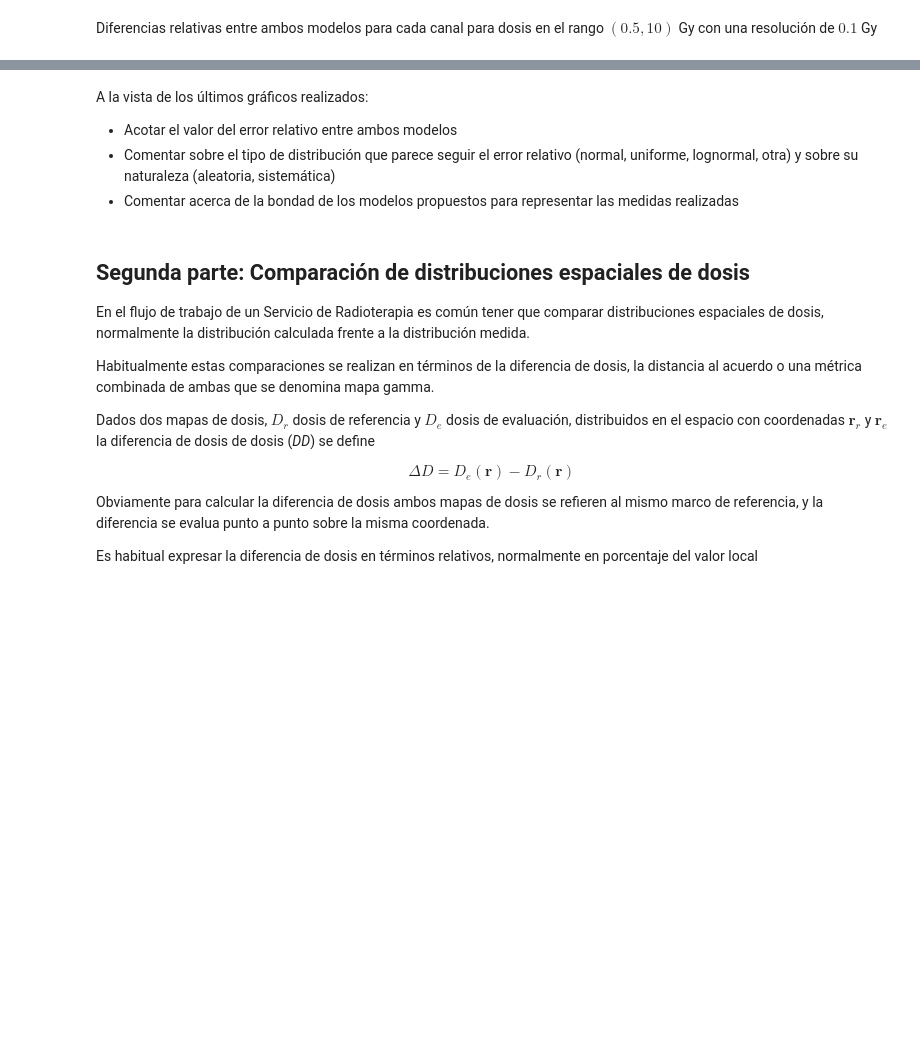
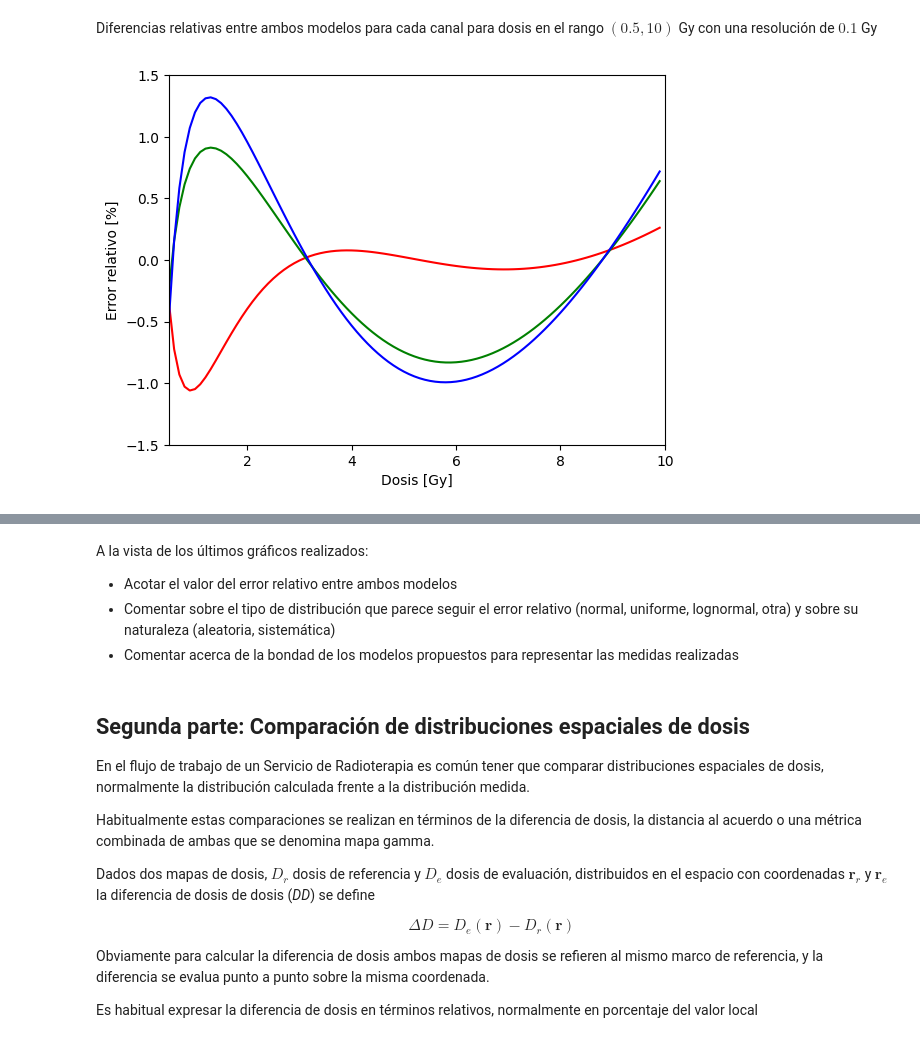
Before and after one commit to SofiBelmon/Practica1_radioterapia, a Jupyter notebook: Enunciados/ComparacionDistribucionesDosis/DistribucionesDosisIndiceGammaPropuesta.ipynb, the cells around one changed output, grey strips where cells are left out. Saved outputs shown, nothing was run; the diff lists cells and outputs as text; code cells hidden in the pictures; blank space fills up the shorter version.

```diff
--- a/Enunciados/ComparacionDistribucionesDosis/DistribucionesDosisIndiceGammaPropuesta.ipynb
+++ b/Enunciados/ComparacionDistribucionesDosis/DistribucionesDosisIndiceGammaPropuesta.ipynb
@@ -318,16 +367,23 @@ Diferencias relativas entre ambos modelos para cada canal para dosis en el rango
 Dg = np.arange(0.5, 10, 0.1)
 erRg = (R2phf(Dg, *R_regressor.coef_) + R_regressor.intercept_ - ratf(Dg, *Rpar))/(R2phf(Dg, *R_regressor.coef_) + R_regressor.intercept_) * 100
 # - Añadir el código para los errores relativos en los canales verde y azul
+erGg = (GB2phf(Dg, *G_regressor.coef_) + G_regressor.intercept_ - ratf(Dg, *Gpar))/(GB2phf(Dg, *G_regressor.coef_) + G_regressor.intercept_) * 100
+erBg = (GB2phf(Dg, *B_regressor.coef_) + B_regressor.intercept_ - ratf(Dg, *Bpar))/(GB2phf(Dg, *B_regressor.coef_) + B_regressor.intercept_) * 100
 # %%
 # - Representar en un gráfica los errores relativos en los tres canales - #
 fig, ax = plt.subplots()
 ax.plot(Dg, erRg, 'r-', label='R')
 # - Añadir el código para los canales verde y azul - #
+ax.plot(Dg, erGg, 'g-', label='G')
+ax.plot(Dg, erBg, 'b-', label='B')
+
 ax.set_xlim(0.5, 10)
 ax.set_ylim(-1.5, 1.5)
 ax.set_xlabel('Dosis [Gy]')
 ax.set_ylabel('Error relativo [%]')
 plt.show()
+# %% [output]
+[figure, added]
 # %%
 # - Representar mediante histogramas las distribuciones de errores relativos - #
 fig, ax = plt.subplots()
```
Also changed, not shown: parts of 11 cells of this notebook.
